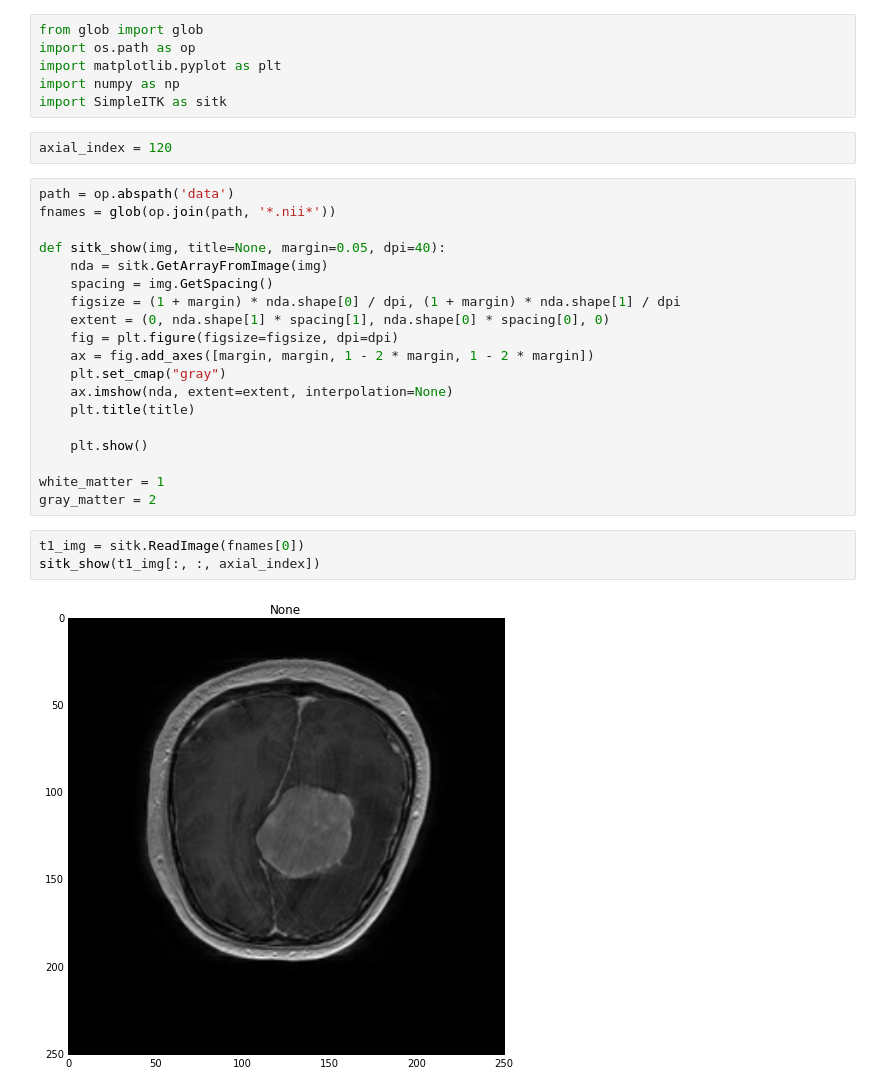
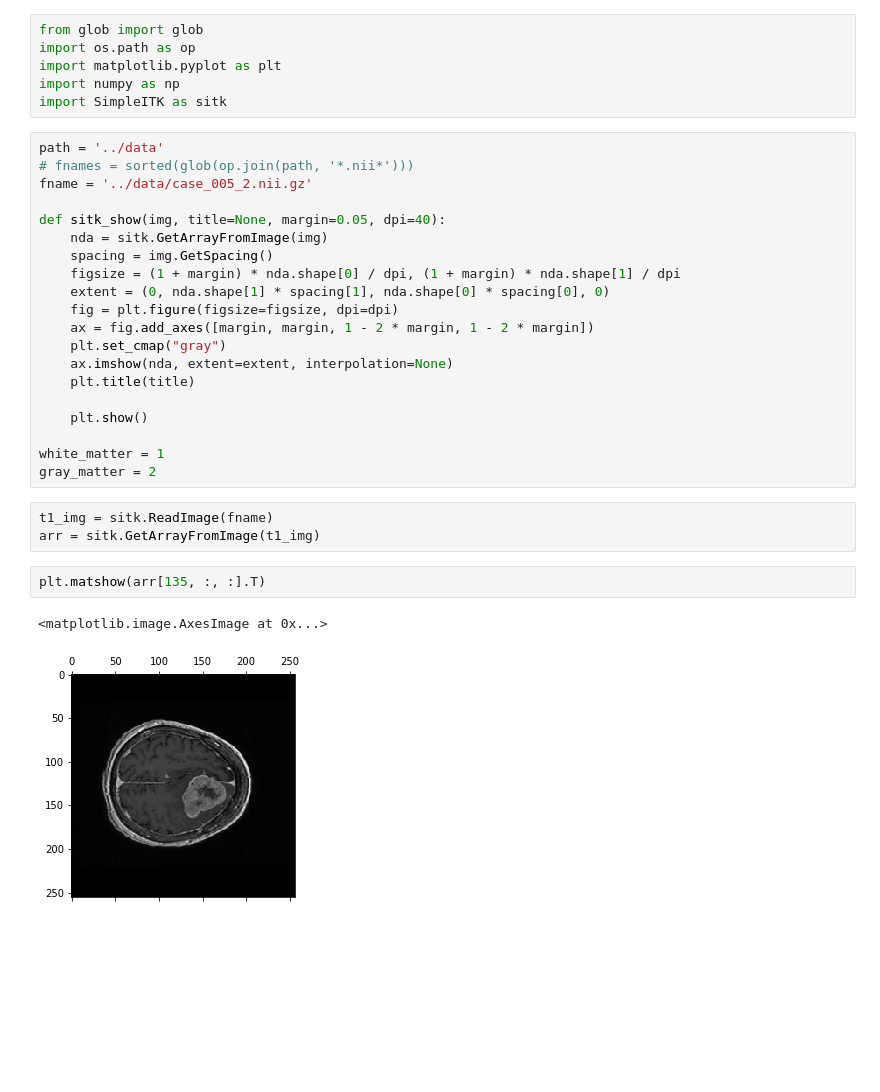
Before and after one commit to kaczmarj/meningioma, a Jupyter notebook: notebooks/itk_sandbox.ipynb, the cells around one changed output. Saved outputs shown, nothing was run; the diff lists cells and outputs as text; blank space fills up the shorter version.

```diff
--- a/notebooks/itk_sandbox.ipynb
+++ b/notebooks/itk_sandbox.ipynb
@@ -6,11 +6,10 @@ import os.path as op
 import matplotlib.pyplot as plt
 import numpy as np
 import SimpleITK as sitk
-# %%
-axial_index = 120
 # %%
-path = op.abspath('data')
-fnames = glob(op.join(path, '*.nii*'))
+path = '../data'
+# fnames = sorted(glob(op.join(path, '*.nii*')))
+fname = '../data/case_005_2.nii.gz'
 
 def sitk_show(img, title=None, margin=0.05, dpi=40):
     nda = sitk.GetArrayFromImage(img)
@@ -28,9 +27,12 @@ def sitk_show(img, title=None, margin=0.05, dpi=40):
 white_matter = 1
 gray_matter = 2
 # %%
-t1_img = sitk.ReadImage(fnames[0])
-sitk_show(t1_img[:, :, axial_index])
+t1_img = sitk.ReadImage(fname)
+arr = sitk.GetArrayFromImage(t1_img)
-# %% [output]
-[figure, removed]
+# %%
+plt.matshow(arr[135, :, :].T)
+# %% [output]
+<matplotlib.image.AxesImage at 0x...>
+[figure, added]
 # %%
 t1_img_smooth = sitk.CurvatureFlow(t1_img, timeStep=0.05)
```
Also changed, not shown: parts of 3 cells of this notebook.
